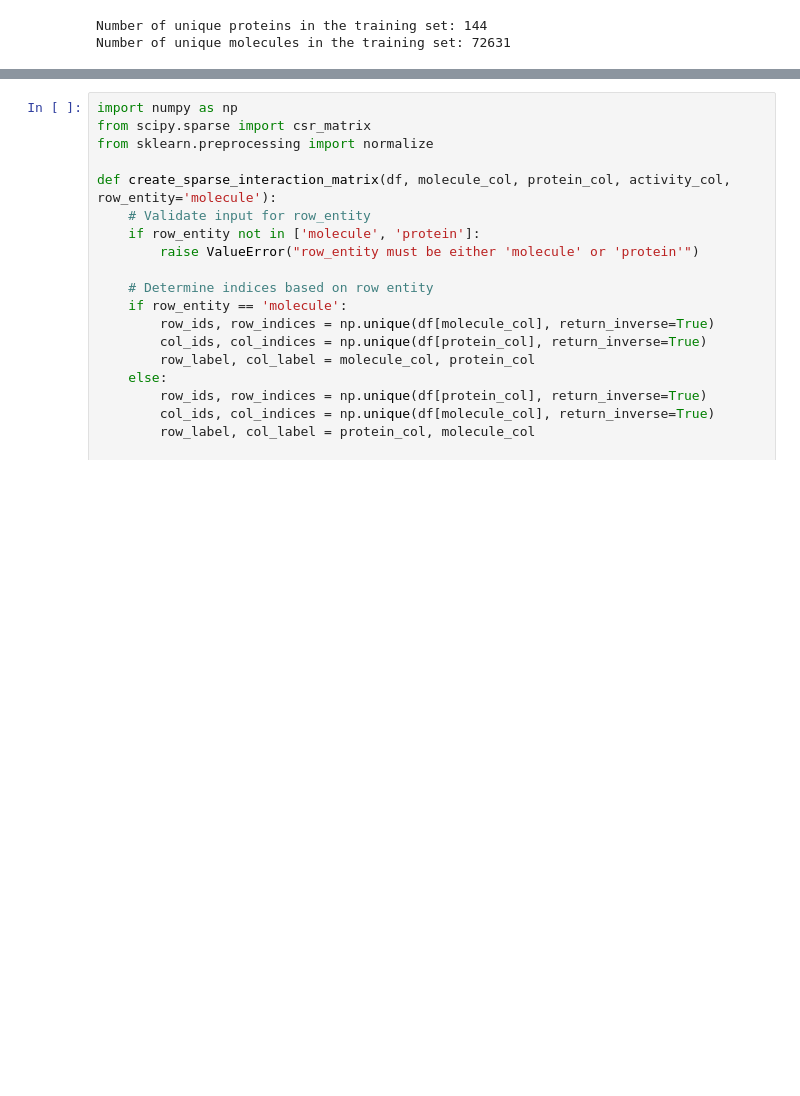
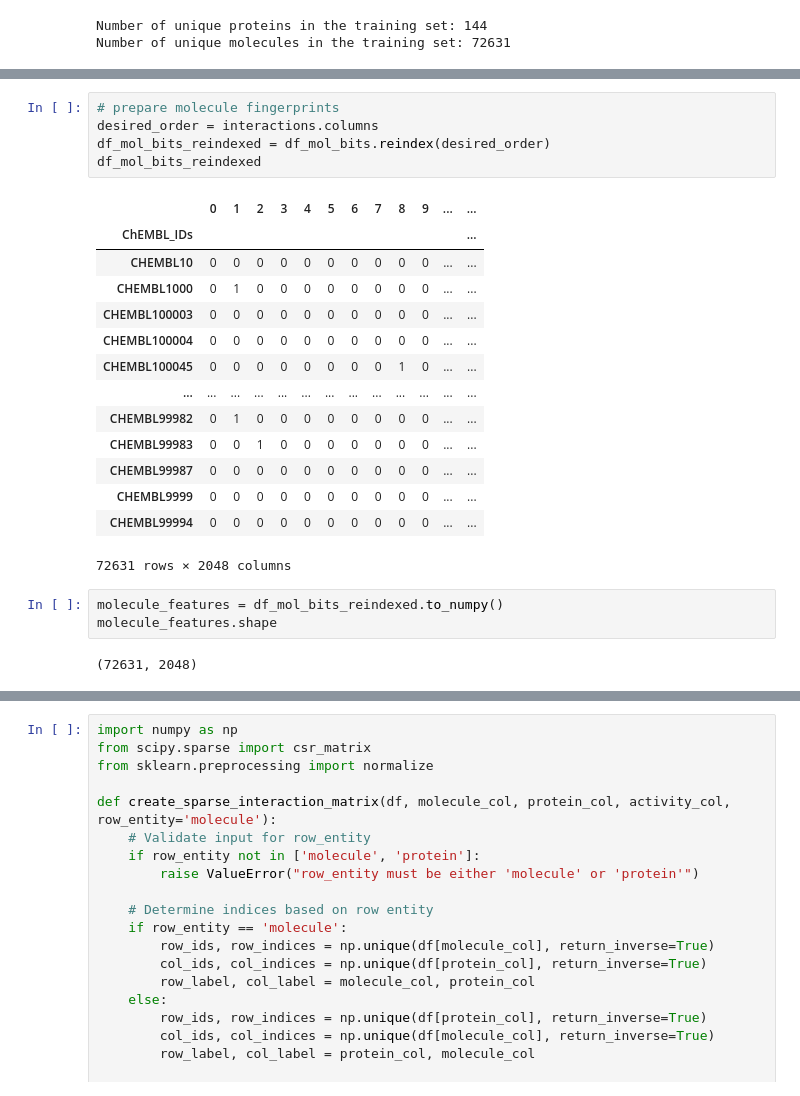
Before and after one commit to tildtr/data-mining-assignments, a Jupyter notebook: Project/DM_Project_Til.ipynb, the cells around one changed output, grey strips where cells are left out. Saved outputs shown, nothing was run; the diff lists cells and outputs as text; blank space fills up the shorter version.

```diff
--- a/Project/DM_Project_Til.ipynb
+++ b/Project/DM_Project_Til.ipynb
@@ -124,0 +374,25 @@ activity_train
+# %%
+# prepare molecule fingerprints
+desired_order = interactions.columns
+df_mol_bits_reindexed = df_mol_bits.reindex(desired_order)
+df_mol_bits_reindexed
+# %% [output]
+|  | 0 | 1 | 2 | 3 | 4 | 5 | 6 | 7 | 8 | 9 | ... | ... |
+| ChEMBL_IDs |  |  |  |  |  |  |  |  |  |  |  | ... |
+| CHEMBL10 | 0 | 0 | 0 | 0 | 0 | 0 | 0 | 0 | 0 | 0 | ... | ... |
+| CHEMBL1000 | 0 | 1 | 0 | 0 | 0 | 0 | 0 | 0 | 0 | 0 | ... | ... |
+| CHEMBL100003 | 0 | 0 | 0 | 0 | 0 | 0 | 0 | 0 | 0 | 0 | ... | ... |
+| CHEMBL100004 | 0 | 0 | 0 | 0 | 0 | 0 | 0 | 0 | 0 | 0 | ... | ... |
+| CHEMBL100045 | 0 | 0 | 0 | 0 | 0 | 0 | 0 | 0 | 1 | 0 | ... | ... |
+| ... | ... | ... | ... | ... | ... | ... | ... | ... | ... | ... | ... | ... |
+| CHEMBL99982 | 0 | 1 | 0 | 0 | 0 | 0 | 0 | 0 | 0 | 0 | ... | ... |
+| CHEMBL99983 | 0 | 0 | 1 | 0 | 0 | 0 | 0 | 0 | 0 | 0 | ... | ... |
+| CHEMBL99987 | 0 | 0 | 0 | 0 | 0 | 0 | 0 | 0 | 0 | 0 | ... | ... |
+| CHEMBL9999 | 0 | 0 | 0 | 0 | 0 | 0 | 0 | 0 | 0 | 0 | ... | ... |
+| CHEMBL99994 | 0 | 0 | 0 | 0 | 0 | 0 | 0 | 0 | 0 | 0 | ... | ... |
+72631 rows × 2048 columns
+# %%
+molecule_features = df_mol_bits_reindexed.to_numpy()
+molecule_features.shape
+# %% [output]
+(72631, 2048)
```
Also changed, not shown: parts of 18 cells of this notebook.
